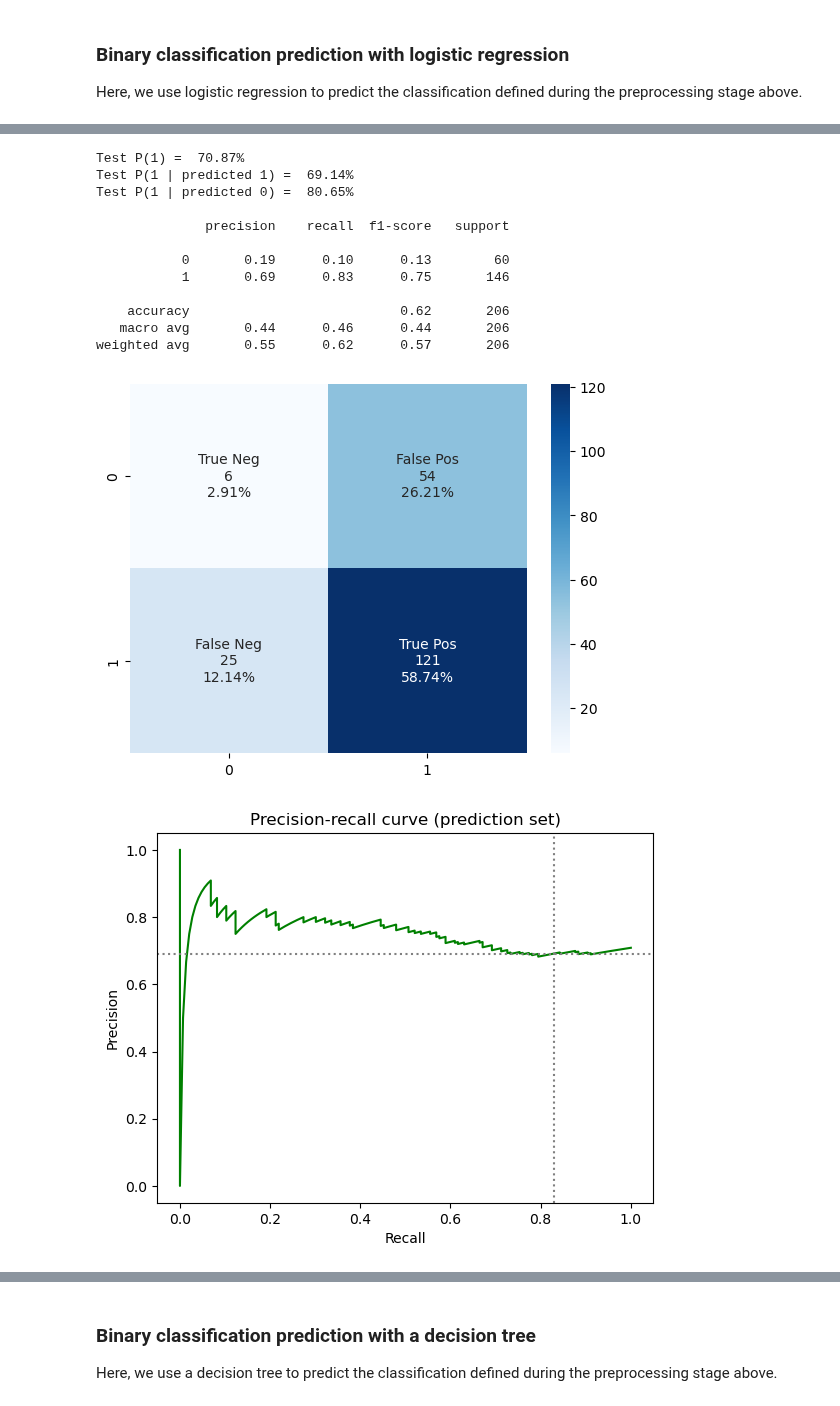
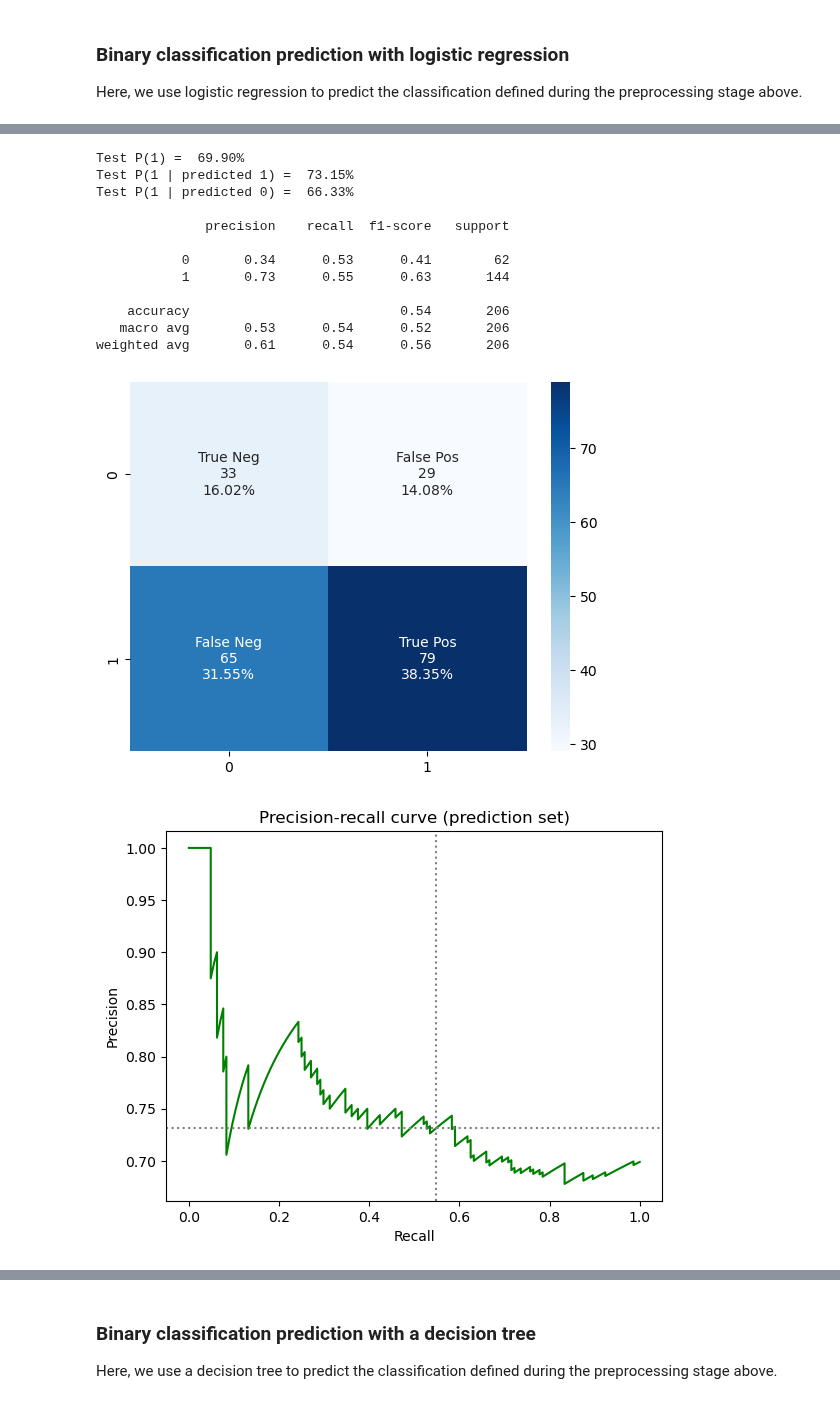
Before and after one commit to higherbar-ai/ml4qc, a Jupyter notebook: src/ml4qc-capi1-example.ipynb, the cells around one changed output, grey strips where cells are left out. Drawn from its saved outputs; the diff is of its cells as text; code cells hidden in the pictures.

```diff
--- a/src/ml4qc-capi1-example.ipynb
+++ b/src/ml4qc-capi1-example.ipynb
@@ -111,6 +111,9 @@ from ml4qc import SurveyMLClassifier
 
 # optional dimensionality reduction with PCA (None for no PCA, float (0, 1) for % variance to retain
 pca = 0.99
+
+# random state for reproducible results (or None)
+random_state = 411
 
 # make a copy of the data for analysis, so that we can transform it at will, dropping columns we don't need and rows with missing values
 analysis_df = all_data.drop(["SubmissionDate", "starttime", "endtime", "duration", "TA", "mean_light_level", "sd_light_level", "mean_movement", "sd_movement"], axis=1).copy(deep=True)
@@ -128,8 +131,8 @@ print(f"Target description: {target_description}")
 print(target_df.target.value_counts())
 print()
 
-# create SurveyML object with 75% test vs. train size
-surveyml = SurveyMLClassifier(features_df, target_df, test_size=0.25, cv_when_training=True, random_state=None, verbose=True, reweight_classes=True)
+# create SurveyML object with 25% test vs. train size
+surveyml = SurveyMLClassifier(features_df, target_df, test_size=0.25, cv_when_training=True, random_state=random_state, verbose=True, reweight_classes=True, n_jobs=-2)
 
 # preprocess data
 surveyml.preprocess_for_prediction(pca=pca)
@@ -201,12 +204,12 @@ import sklearn as skl
 from sklearn.linear_model import LogisticRegression
 
 # first use cross validation to find the optimal hyperparameters
-classifier_lr = LogisticRegression(random_state=None, max_iter=1000)
+classifier_lr = LogisticRegression(random_state=random_state, max_iter=2000)
 search_params = {'C': skl.utils.fixes.loguniform(0.0001, 100), 'penalty': ['l2'], 'class_weight': ['balanced', None]}
 params = surveyml.cv_for_best_hyperparameters(classifier=classifier_lr, search_params=search_params, model_scoring=model_scoring, n_iter=100)
 
 # then fit the model using the optimal hyperparameters
-classifier_lr = LogisticRegression(random_state=None, max_iter=10000, **params)
+classifier_lr = LogisticRegression(random_state=random_state, max_iter=10000, **params)
 predictions = surveyml.run_prediction_model(classifier_lr)
 print(f"Predictions made: {len(predictions)}")
 # surveyml.report_feature_importance(classifier_lr.coef_[0])
@@ -260,14 +236,14 @@ test_roc_auc: 0.5470791033298946 (SD: 0.04780977782700731)
-Test P(1) =  70.87%
-Test P(1 | predicted 1) =  69.14%
-Test P(1 | predicted 0) =  80.65%
-
-              precision    recall  f1-score   support
-
-           0       0.19      0.10      0.13        60
-           1       0.69      0.83      0.75       146
-
-    accuracy                           0.62       206
-   macro avg       0.44      0.46      0.44       206
-weighted avg       0.55      0.62      0.57       206
+Test P(1) =  69.90%
+Test P(1 | predicted 1) =  73.15%
+Test P(1 | predicted 0) =  66.33%
+
+              precision    recall  f1-score   support
+
+           0       0.34      0.53      0.41        62
+           1       0.73      0.55      0.63       144
+
+    accuracy                           0.54       206
+   macro avg       0.53      0.54      0.52       206
+weighted avg       0.61      0.54      0.56       206
-[figure, old version]
+[figure, new version]
-[figure, old version]
+[figure, new version]
```
Also changed, not shown: parts of 8 cells of this notebook, 4 other files.
